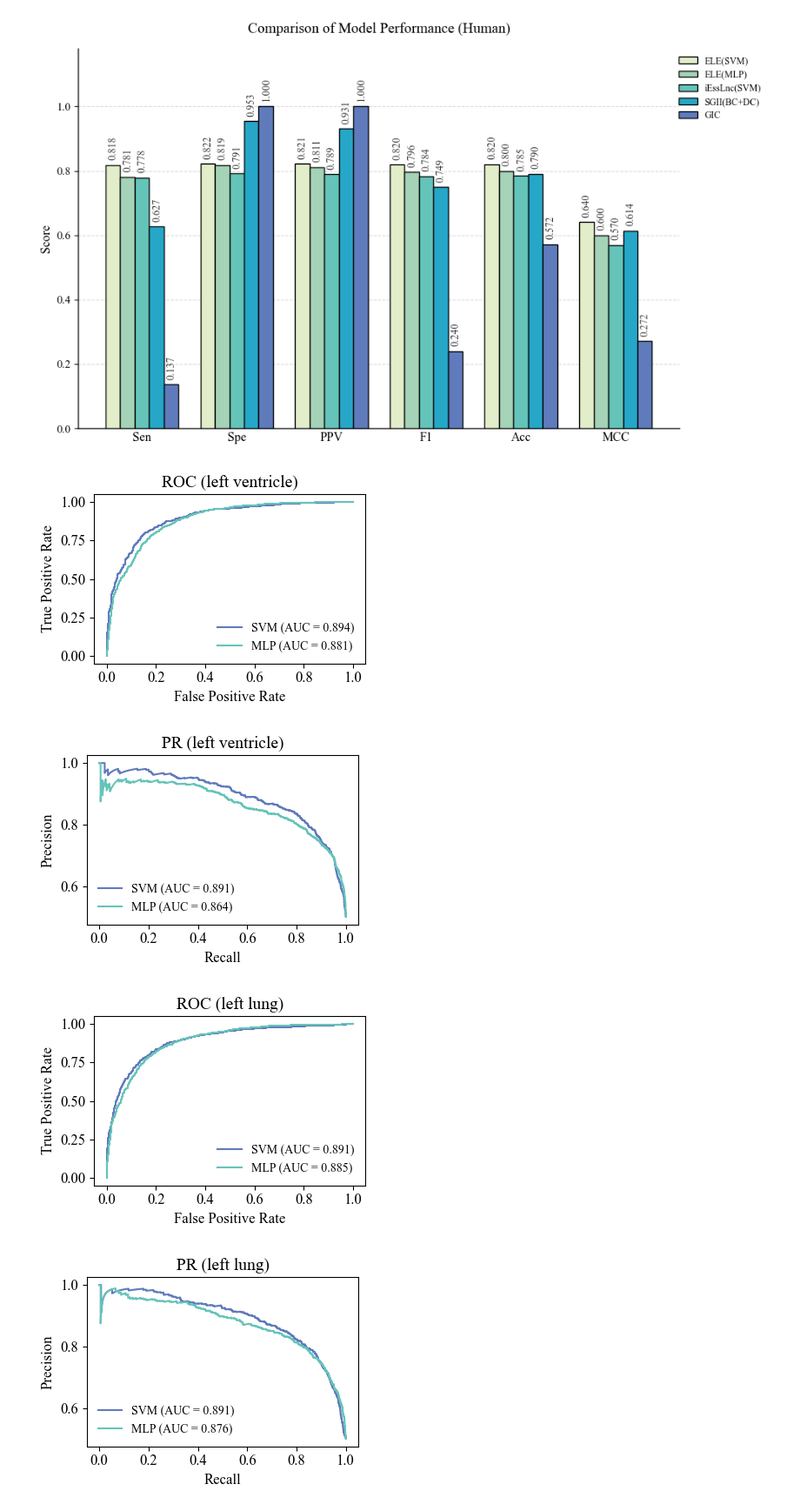
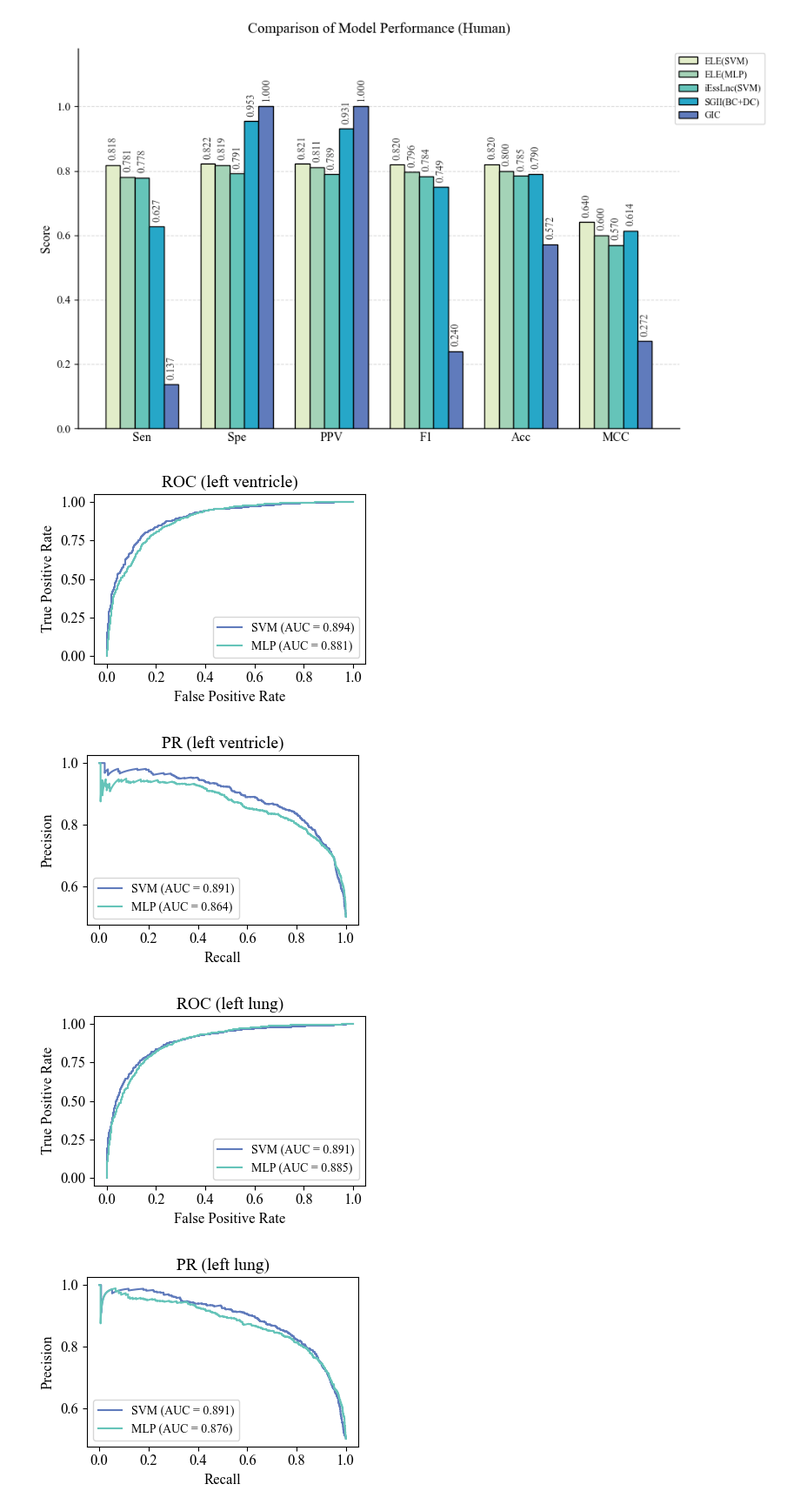
Before and after one commit to swt1024/ELGE, a Jupyter notebook: experiment/performance/plot.ipynb, the cells around one changed output. Shown at 87% size. Cells and saved outputs as stored; diff of their text form; code cells hidden in the pictures.

```diff
--- a/experiment/performance/plot.ipynb
+++ b/experiment/performance/plot.ipynb
@@ -244,36 +244,36 @@ if __name__ == "__main__":
             tpr = roc_data['TPR']
             roc_auc = auc(fpr, tpr)
             # Use the color from model_colors dictionary
             plt.plot(fpr, tpr, label=f'{model_name} (AUC = {roc_auc:.3f})', color=model_colors.get(model_name))
 
         plt.xlabel('False Positive Rate', fontsize=12)
         plt.ylabel('True Positive Rate', fontsize=12)
         plt.title(f'ROC ({tissue_name})', fontsize=14)
-        plt.legend(loc='lower right', frameon=False, fontsize=10)
+        plt.legend(loc='lower right', frameon=True, fontsize=10)
         plt.tight_layout()
         plt.savefig(f'{species}/{tissue}_ROC.svg')
         plt.show()
 
         # Plot Precision-Recall AUC comparison curve
         plt.figure(figsize=(4,3))
         for model_name in model_names:
             pr_file_path = os.path.join(input_folder, f'{model_name}/performance/{species}/curve/pr_curve_{tissue}.csv')
             pr_data = pd.read_csv(pr_file_path)
             recall = pr_data['Recall']
             precision = pr_data['Precision']
             pr_auc = auc(recall, precision)
             # Use the color from model_colors dictionary
             plt.plot(recall, precision, label=f'{model_name} (AUC = {pr_auc:.3f})', color=model_colors.get(model_name))
 
         plt.xlabel('Recall', fontsize=12)
         plt.ylabel('Precision', fontsize=12)
         plt.title(f'PR ({tissue_name})', fontsize=14)
-        plt.legend(loc='lower left', frameon=False, fontsize=10)
+        plt.legend(loc='lower left', frameon=True, fontsize=10)
         plt.tight_layout()
         plt.savefig(f'{species}/{tissue}_PR.svg')
         plt.show()
 # %% [output]
-[figure, old version]
+[figure, new version]
-[figure, old version]
+[figure, new version]
-[figure, old version]
+[figure, new version]
-[figure, old version]
+[figure, new version]
```
Also changed, not shown: parts of 4 cells of this notebook, 2 other files.
